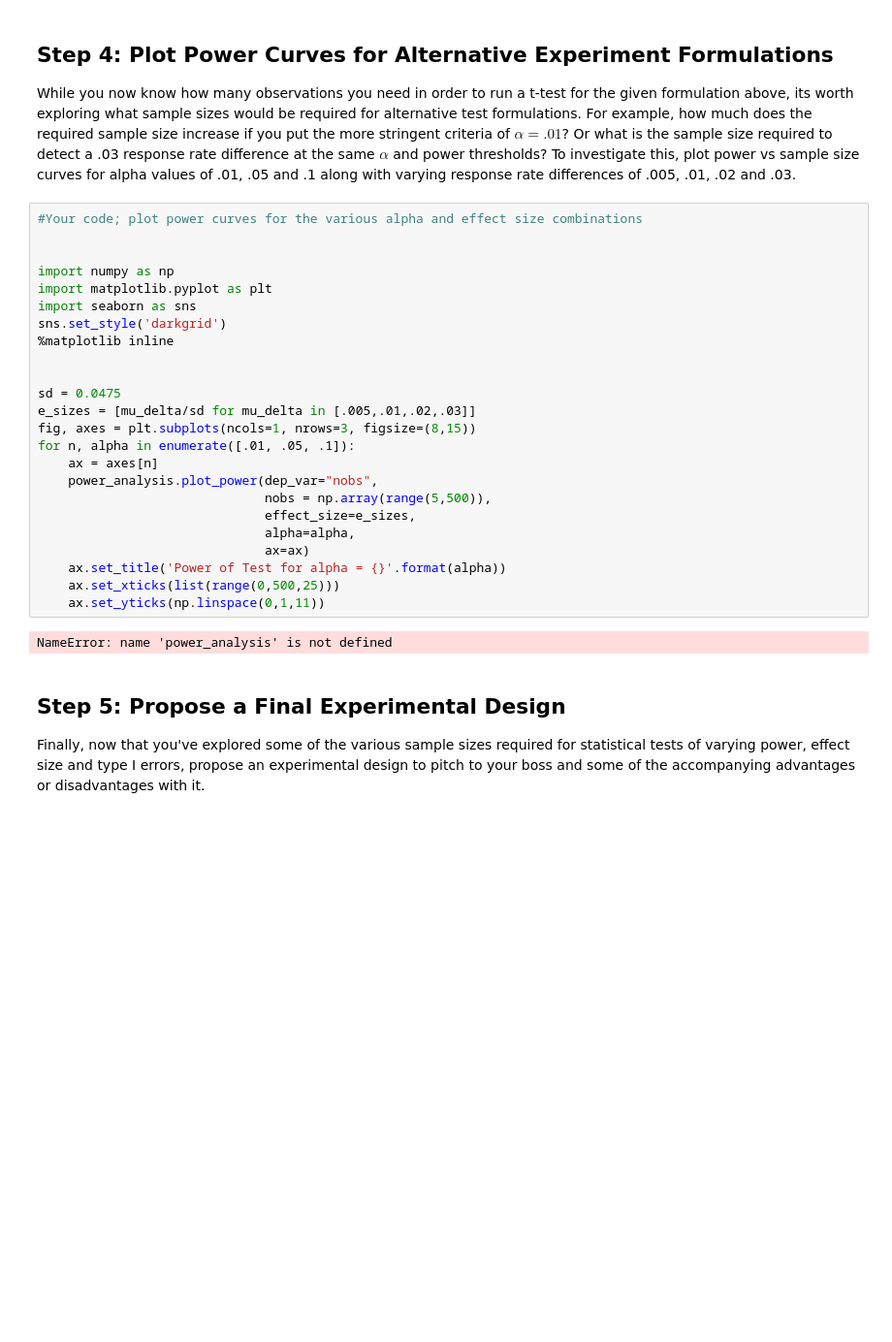
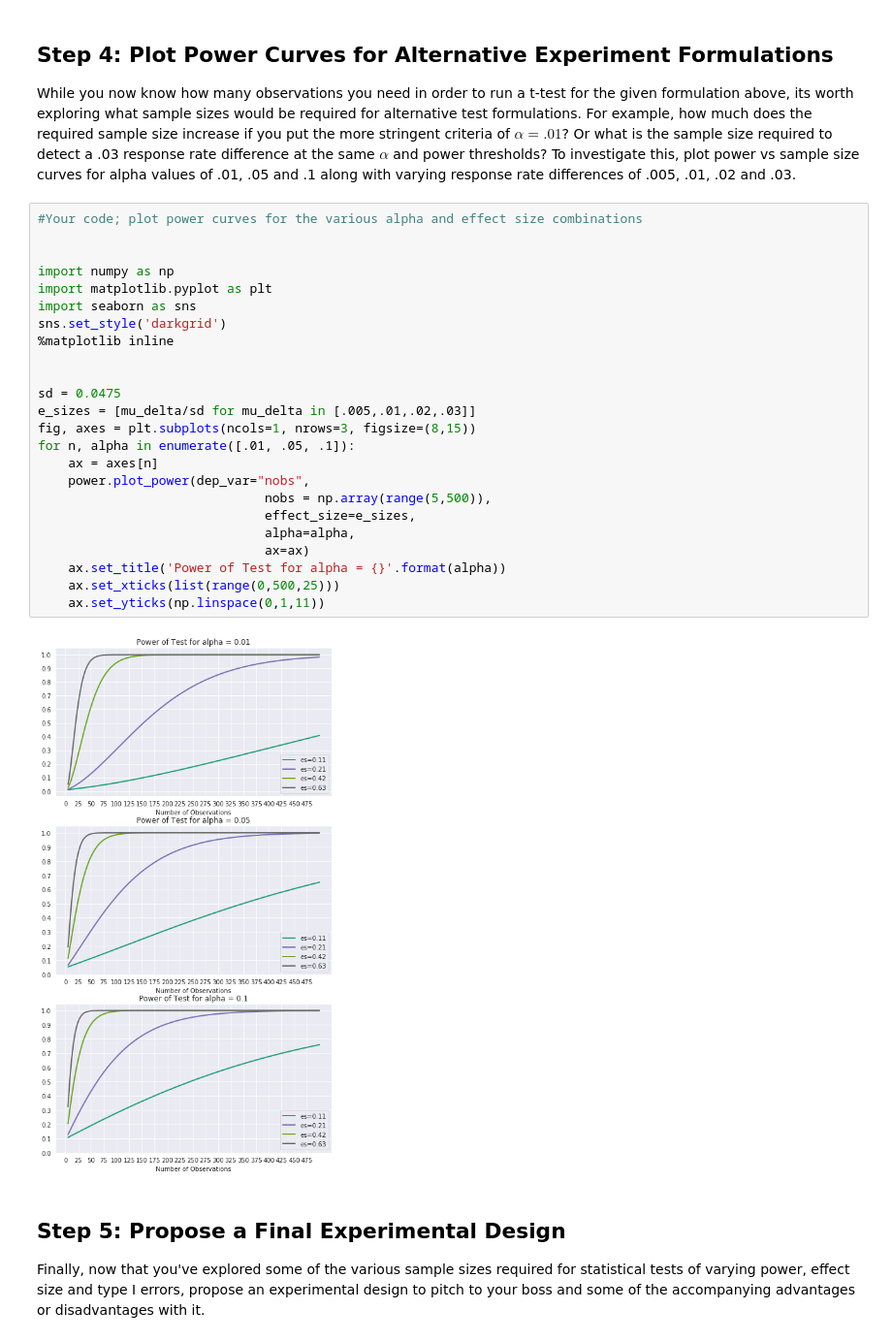
Before and after one commit to minnaf/dsc-ab-testing-lab-nyc-ds-060319, a Jupyter notebook: index.ipynb, the cells around one changed output. Shown: that part at 97% size. Drawn from its saved outputs; the diff is of its cells as text; blank space fills up the shorter version.

```diff
--- a/index.ipynb
+++ b/index.ipynb
@@ -52,29 +52,29 @@ While you now know how many observations you need in order to run a t-test for t
 # %%
 #Your code; plot power curves for the various alpha and effect size combinations
 
 
 import numpy as np
 import matplotlib.pyplot as plt
 import seaborn as sns
 sns.set_style('darkgrid')
 %matplotlib inline
 
 
 sd = 0.0475
 e_sizes = [mu_delta/sd for mu_delta in [.005,.01,.02,.03]]
 fig, axes = plt.subplots(ncols=1, nrows=3, figsize=(8,15))
 for n, alpha in enumerate([.01, .05, .1]):
     ax = axes[n]
-    power_analysis.plot_power(dep_var="nobs",
+    power.plot_power(dep_var="nobs",
                               nobs = np.array(range(5,500)),
                               effect_size=e_sizes,
                               alpha=alpha,
                               ax=ax)
     ax.set_title('Power of Test for alpha = {}'.format(alpha))
     ax.set_xticks(list(range(0,500,25)))
     ax.set_yticks(np.linspace(0,1,11))
 # %% [output]
-NameError: name 'power_analysis' is not defined
+[figure, added]
 # %% [markdown]
 ## Step 5: Propose a Final Experimental Design
 
```
